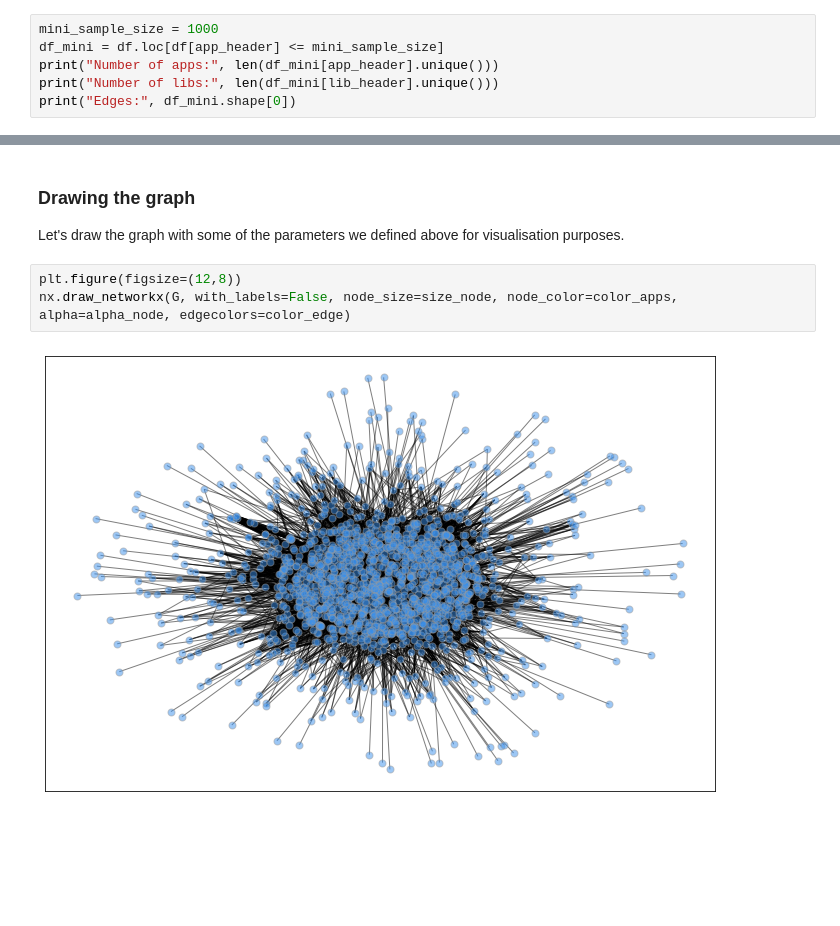
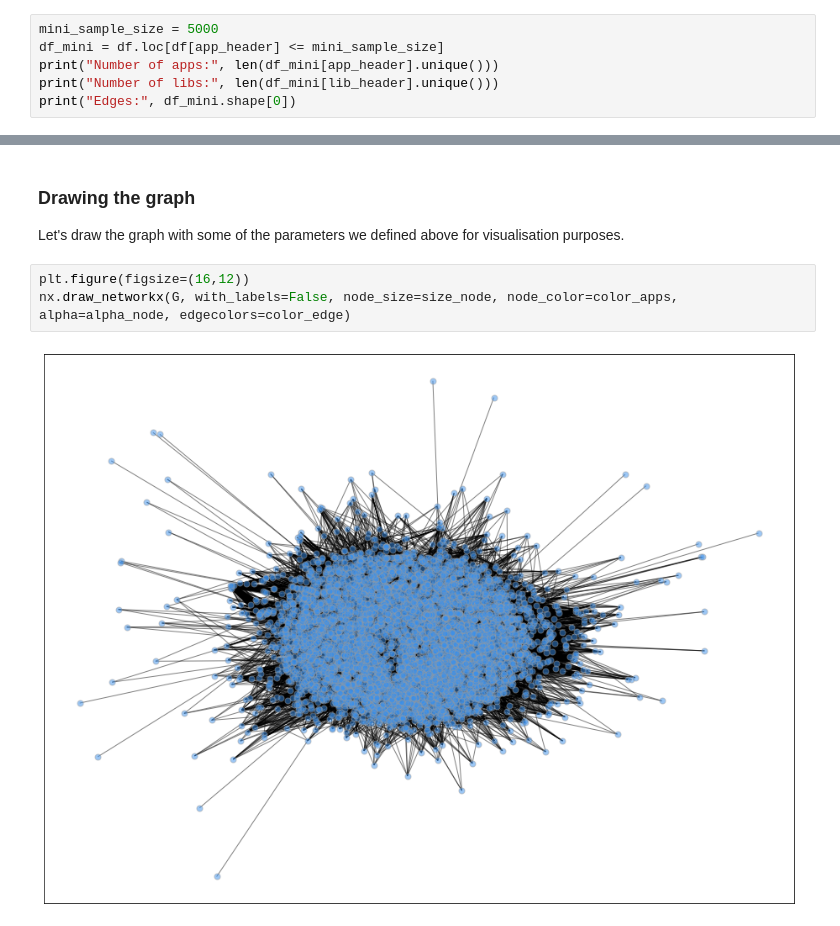
Before and after one commit to bacdam91/Swinburne-Summer-Scholarship-Project, a Jupyter notebook: SSSP_Recommender_System_with_GNN.ipynb, the cells around one changed output, grey strips where cells are left out. Cells and saved outputs as stored; diff of their text form; blank space fills up the shorter version.

```diff
--- a/SSSP_Recommender_System_with_GNN.ipynb
+++ b/SSSP_Recommender_System_with_GNN.ipynb
@@ -57,7 +60,7 @@ The sets of apps and libraries are represented as $U$ and $V$ respectively, wher
 3. $M = |U|$
 4. $N = |V|$
 # %%
-mini_sample_size = 1000
+mini_sample_size = 5000
 df_mini = df.loc[df[app_header] <= mini_sample_size]
 print("Number of apps:", len(df_mini[app_header].unique()))
 print("Number of libs:", len(df_mini[lib_header].unique()))
@@ -144,7 +147,7 @@ G.add_edges_from(edgelist)
 ### Drawing the graph
 Let's draw the graph with some of the parameters we defined above for visualisation purposes.
 # %%
-plt.figure(figsize=(12,8))
+plt.figure(figsize=(16,12))
 nx.draw_networkx(G, with_labels=False, node_size=size_node, node_color=color_apps, alpha=alpha_node, edgecolors=color_edge)
 # %% [output]
-[figure, old version]
+[figure, new version]
```
Also changed, not shown: parts of 15 cells of this notebook.
